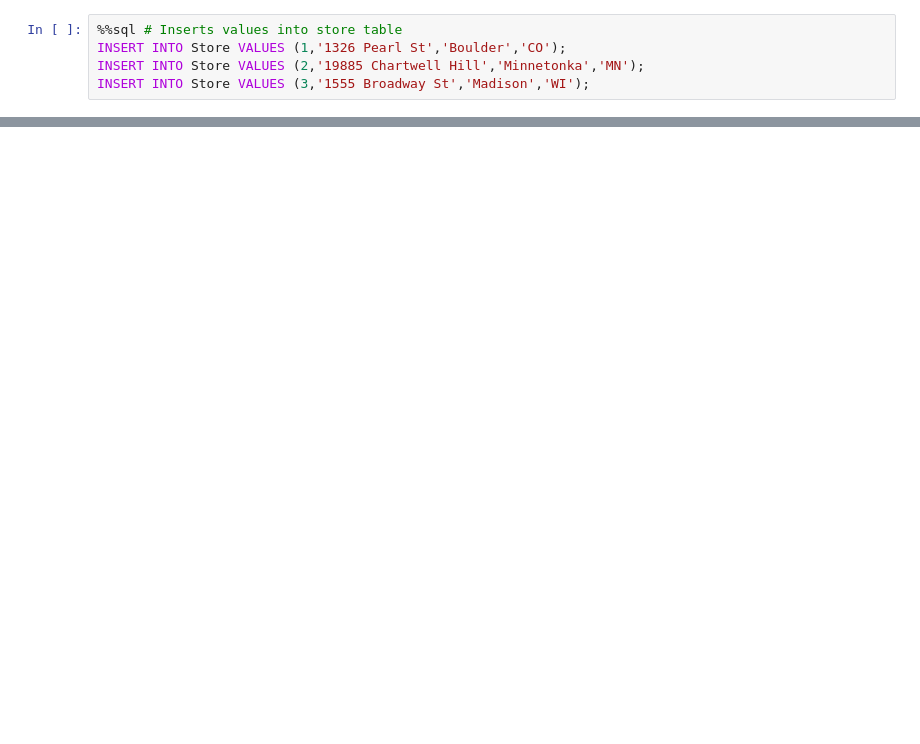
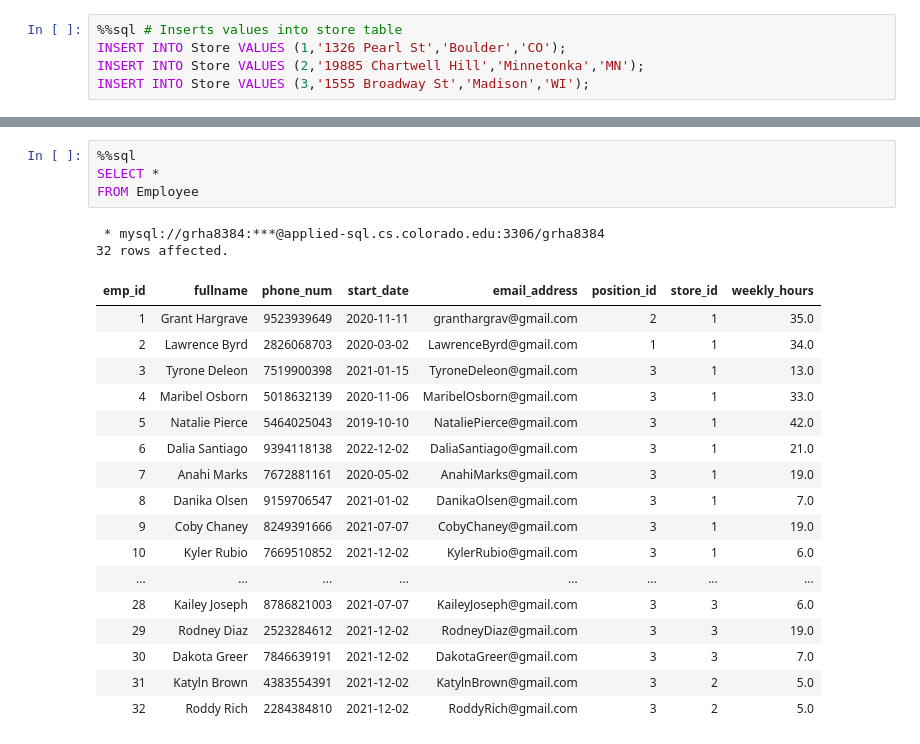
Before and after one commit to GrantHGR/Database_Project, a Jupyter notebook: project_tables.ipynb, the cells around one changed output, grey strips where cells are left out. Cells and saved outputs as stored; diff of their text form; blank space fills up the shorter version.

```diff
--- a/project_tables.ipynb
+++ b/project_tables.ipynb
@@ -205,0 +178,24 @@ DROP TABLE Position
+# %%
+%%sql
+SELECT *
+FROM Employee
+# %% [output]
+ * mysql://grha8384:***@applied-sql.cs.colorado.edu:3306/grha8384
+32 rows affected.
+| emp_id | fullname | phone_num | start_date | email_address | position_id | store_id | weekly_hours |
+| 1 | Grant Hargrave | 9523939649 | 2020-11-11 | granthargrav@gmail.com | 2 | 1 | 35.0 |
+| 2 | Lawrence Byrd | 2826068703 | 2020-03-02 | LawrenceByrd@gmail.com | 1 | 1 | 34.0 |
+| 3 | Tyrone Deleon | 7519900398 | 2021-01-15 | TyroneDeleon@gmail.com | 3 | 1 | 13.0 |
+| 4 | Maribel Osborn | 5018632139 | 2020-11-06 | MaribelOsborn@gmail.com | 3 | 1 | 33.0 |
+| 5 | Natalie Pierce | 5464025043 | 2019-10-10 | NataliePierce@gmail.com | 3 | 1 | 42.0 |
+| 6 | Dalia Santiago | 9394118138 | 2022-12-02 | DaliaSantiago@gmail.com | 3 | 1 | 21.0 |
+| 7 | Anahi Marks | 7672881161 | 2020-05-02 | AnahiMarks@gmail.com | 3 | 1 | 19.0 |
+| 8 | Danika Olsen | 9159706547 | 2021-01-02 | DanikaOlsen@gmail.com | 3 | 1 | 7.0 |
+| 9 | Coby Chaney | 8249391666 | 2021-07-07 | CobyChaney@gmail.com | 3 | 1 | 19.0 |
+| 10 | Kyler Rubio | 7669510852 | 2021-12-02 | KylerRubio@gmail.com | 3 | 1 | 6.0 |
+| ... | ... | ... | ... | ... | ... | ... | ... |
+| 28 | Kailey Joseph | 8786821003 | 2021-07-07 | KaileyJoseph@gmail.com | 3 | 3 | 6.0 |
+| 29 | Rodney Diaz | 2523284612 | 2021-12-02 | RodneyDiaz@gmail.com | 3 | 3 | 19.0 |
+| 30 | Dakota Greer | 7846639191 | 2021-12-02 | DakotaGreer@gmail.com | 3 | 3 | 7.0 |
+| 31 | Katyln Brown | 4383554391 | 2021-12-02 | KatylnBrown@gmail.com | 3 | 2 | 5.0 |
+| 32 | Roddy Rich | 2284384810 | 2021-12-02 | RoddyRich@gmail.com | 3 | 2 | 5.0 |
```
Also changed, not shown: parts of 25 cells of this notebook.
